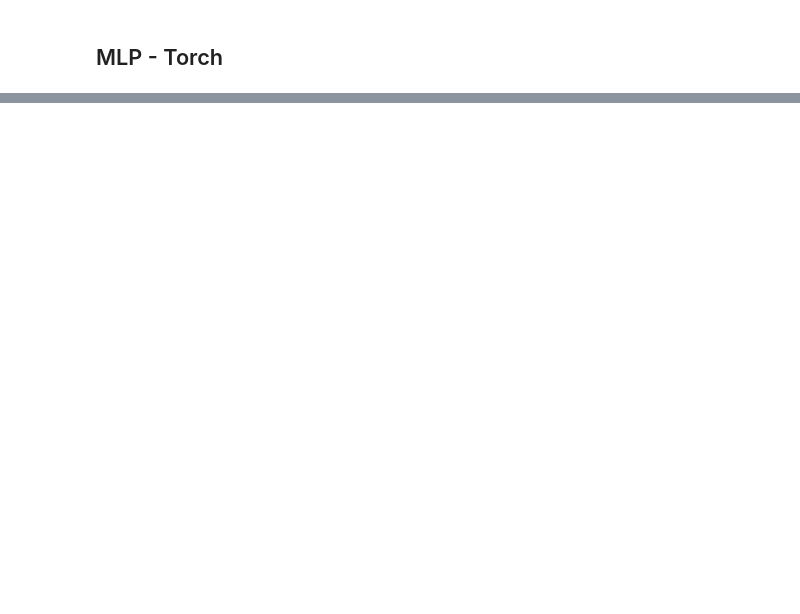
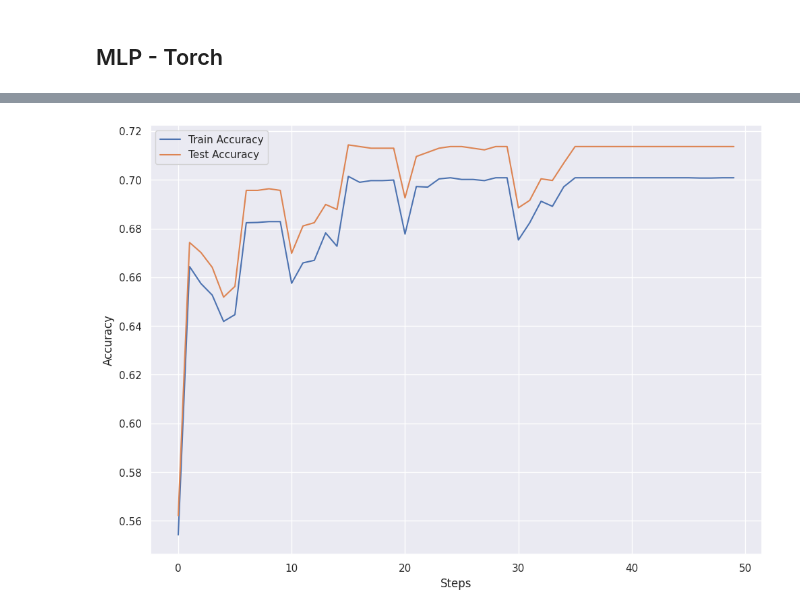
Before and after one commit to Charlesbr101/projeto-redes-neurais, a Jupyter notebook: main.ipynb, the cells around one changed output, grey strips where cells are left out. Cells and saved outputs as stored; diff of their text form; code cells hidden in the pictures; blank space fills up the shorter version.

```diff
--- a/main.ipynb
+++ b/main.ipynb
@@ -1060,0 +1017,10 @@ regularization = [0, 0.01]
+# %%
+# Plotar os resultados de acurácia (opcional)
+plt.plot(best_result['train_acc'], label='Train Accuracy')
+plt.plot(best_result['test_acc'], label='Test Accuracy')
+plt.xlabel('Steps')
+plt.ylabel('Accuracy')
+plt.legend()
+plt.show()
+# %% [output]
+[figure, added]
```
Also changed, not shown: parts of 36 cells of this notebook.
